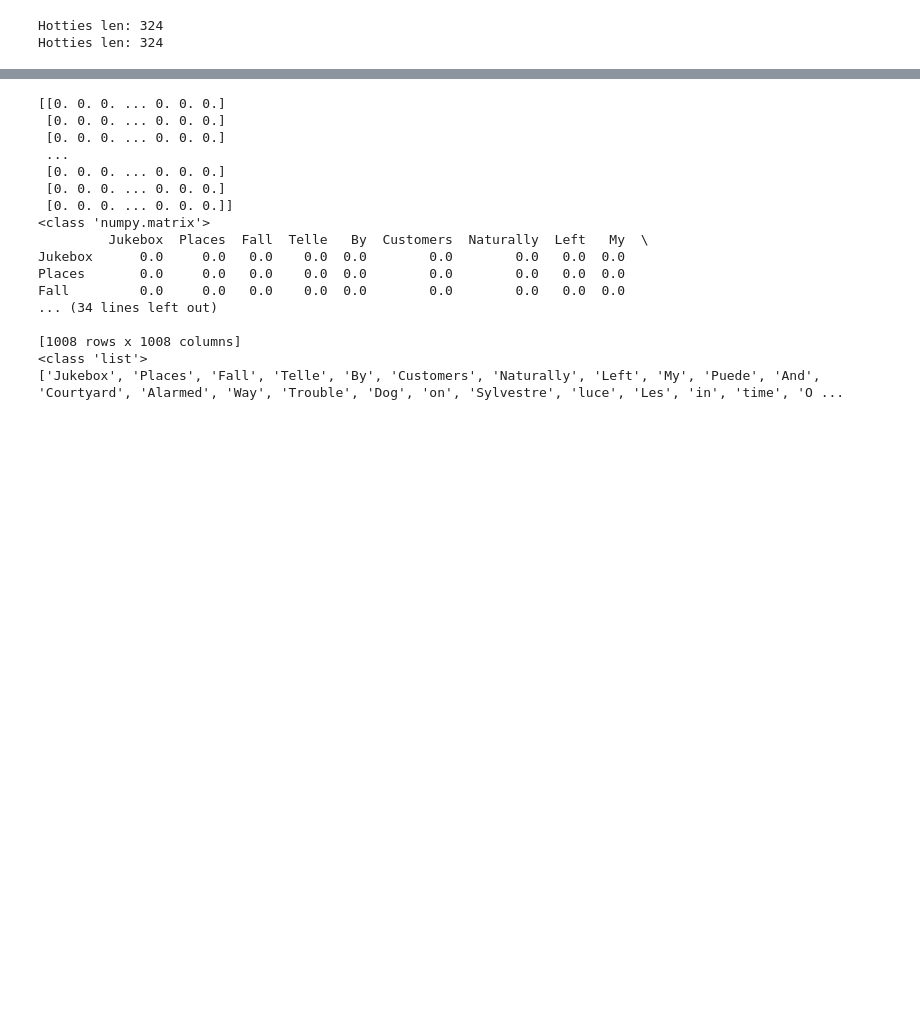
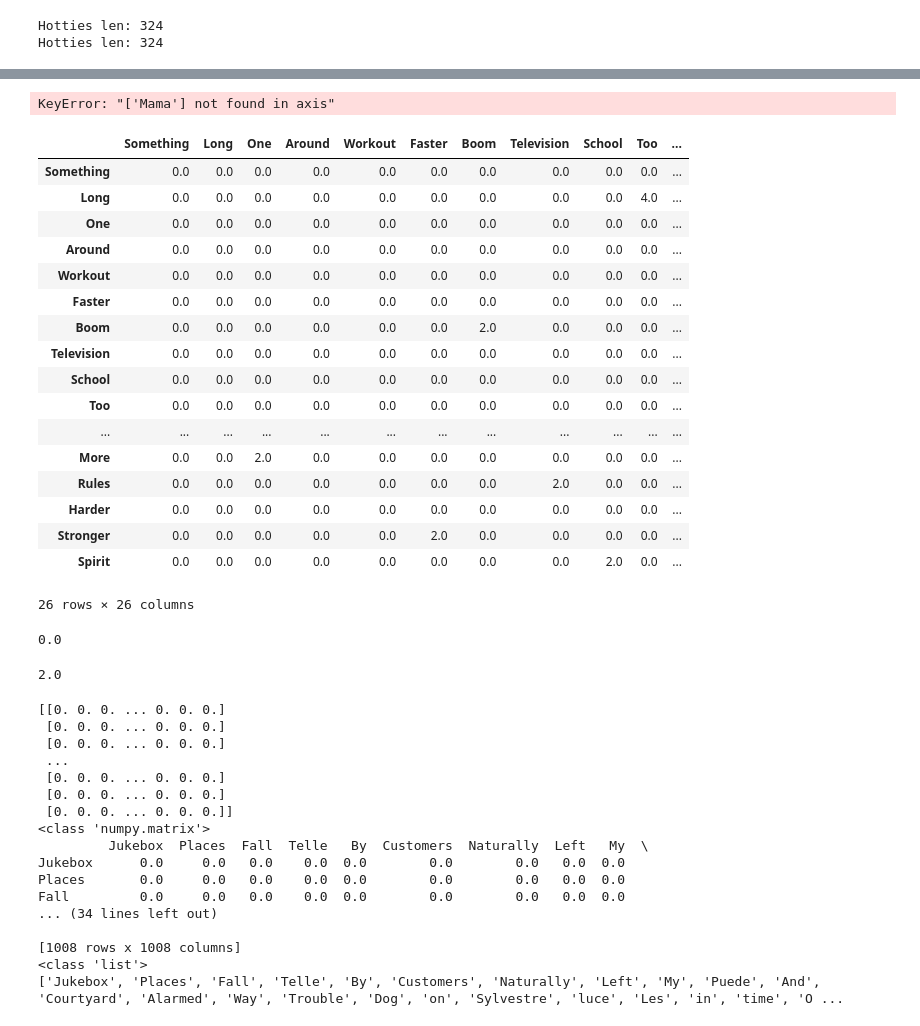
Before and after one commit to wang-xo/DataViz-KUL-2020, a Jupyter notebook: Tableau/best_song_names_v2.ipynb, the cells around one changed output, grey strips where cells are left out. Cells and saved outputs as stored; diff of their text form; code cells hidden in the pictures; blank space fills up the shorter version.

```diff
--- a/Tableau/best_song_names_v2.ipynb
+++ b/Tableau/best_song_names_v2.ipynb
@@ -210,7 +225,7 @@ deduped.head()
 # %%
 # Set thresholds
 
-hot_thresh = 1.0
+hot_thresh = 1
 not_thresh = 0.2
 # %%
 # filter down to hotties
@@ -293,4 +306,5 @@ Notlist:
 # %%
-hot_mat, hot_bigrams, hot_names = gen_chord(hotlist)
+limit = 1
+hot_mat, hot_data, hot_bigrams, hot_names = gen_chord(hotlist, limit)
 # %% [output]
 vocab len: 156
@@ -355,0 +378,9 @@ Hotties len: 324
+# %%
+for idx in hot_data.index:
+    rowsum = hot_data.loc[idx,:].sum(axis=0)
+    colsum = hot_data[idx].sum(axis=0)
+    print('Idx: ' + idx + '; sum of row: ' + str(rowsum))
+    if rowsum < 1 and colsum < 1:
+        hot_data.drop([idx], axis = 0, inplace=True)
+        hot_data.drop([idx], axis = 1, inplace=True)
+        print('dropping: ' + idx)
@@ -356 +405,38 @@ Hotties len: 324
+# %%
+hot_data.drop(['Mama'], axis = 0, inplace=True)
+hot_data.drop(['Mama'], axis = 1, inplace=True)
+# %% [output]
+KeyError: "['Mama'] not found in axis"
+# %%
+hot_data
+# %% [output]
+|  | Something | Long | One | Around | Workout | Faster | Boom | Television | School | Too | ... |
+| Something | 0.0 | 0.0 | 0.0 | 0.0 | 0.0 | 0.0 | 0.0 | 0.0 | 0.0 | 0.0 | ... |
+| Long | 0.0 | 0.0 | 0.0 | 0.0 | 0.0 | 0.0 | 0.0 | 0.0 | 0.0 | 4.0 | ... |
+| One | 0.0 | 0.0 | 0.0 | 0.0 | 0.0 | 0.0 | 0.0 | 0.0 | 0.0 | 0.0 | ... |
+| Around | 0.0 | 0.0 | 0.0 | 0.0 | 0.0 | 0.0 | 0.0 | 0.0 | 0.0 | 0.0 | ... |
+| Workout | 0.0 | 0.0 | 0.0 | 0.0 | 0.0 | 0.0 | 0.0 | 0.0 | 0.0 | 0.0 | ... |
+| Faster | 0.0 | 0.0 | 0.0 | 0.0 | 0.0 | 0.0 | 0.0 | 0.0 | 0.0 | 0.0 | ... |
+| Boom | 0.0 | 0.0 | 0.0 | 0.0 | 0.0 | 0.0 | 2.0 | 0.0 | 0.0 | 0.0 | ... |
+| Television | 0.0 | 0.0 | 0.0 | 0.0 | 0.0 | 0.0 | 0.0 | 0.0 | 0.0 | 0.0 | ... |
+| School | 0.0 | 0.0 | 0.0 | 0.0 | 0.0 | 0.0 | 0.0 | 0.0 | 0.0 | 0.0 | ... |
+| Too | 0.0 | 0.0 | 0.0 | 0.0 | 0.0 | 0.0 | 0.0 | 0.0 | 0.0 | 0.0 | ... |
+| ... | ... | ... | ... | ... | ... | ... | ... | ... | ... | ... | ... |
+| More | 0.0 | 0.0 | 2.0 | 0.0 | 0.0 | 0.0 | 0.0 | 0.0 | 0.0 | 0.0 | ... |
+| Rules | 0.0 | 0.0 | 0.0 | 0.0 | 0.0 | 0.0 | 0.0 | 2.0 | 0.0 | 0.0 | ... |
+| Harder | 0.0 | 0.0 | 0.0 | 0.0 | 0.0 | 0.0 | 0.0 | 0.0 | 0.0 | 0.0 | ... |
+| Stronger | 0.0 | 0.0 | 0.0 | 0.0 | 0.0 | 2.0 | 0.0 | 0.0 | 0.0 | 0.0 | ... |
+| Spirit | 0.0 | 0.0 | 0.0 | 0.0 | 0.0 | 0.0 | 0.0 | 0.0 | 2.0 | 0.0 | ... |
+26 rows × 26 columns
+# %%
+# sum of row
+rowsum = hot_data.loc['Something',:].sum(axis=0)
+rowsum
+# %% [output]
+0.0
+# %%
+tempdf = hot_data['Something'].sum(axis=0)
+tempdf
+# %% [output]
+2.0
 # %%
```
Also changed, not shown: parts of 11 cells of this notebook, 8 other files.
